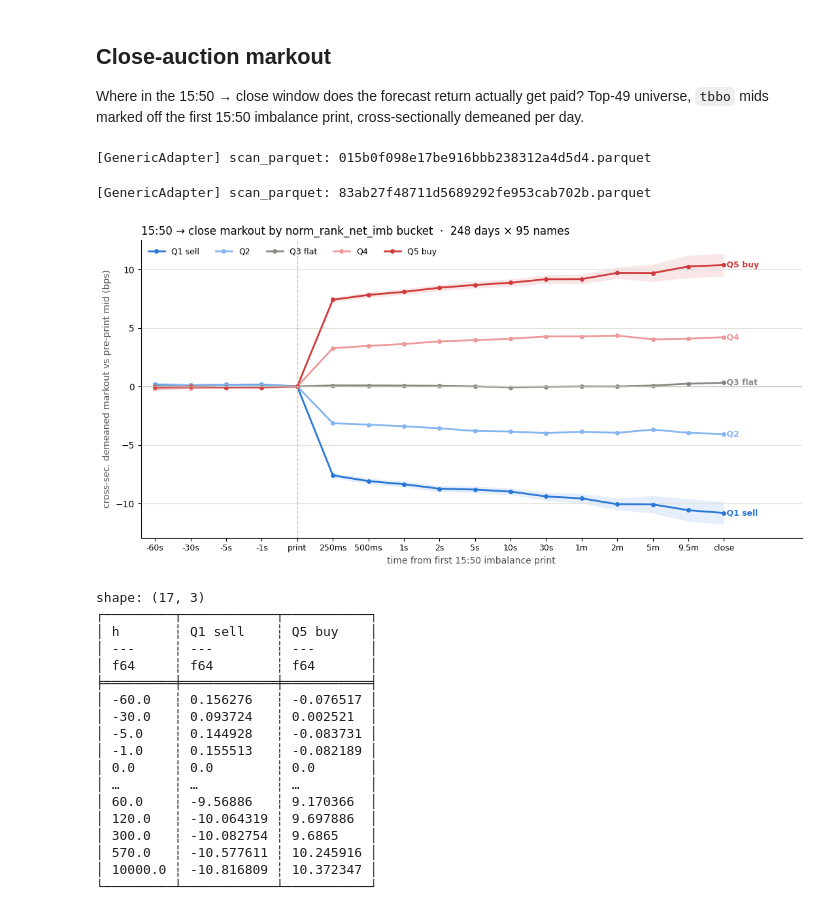
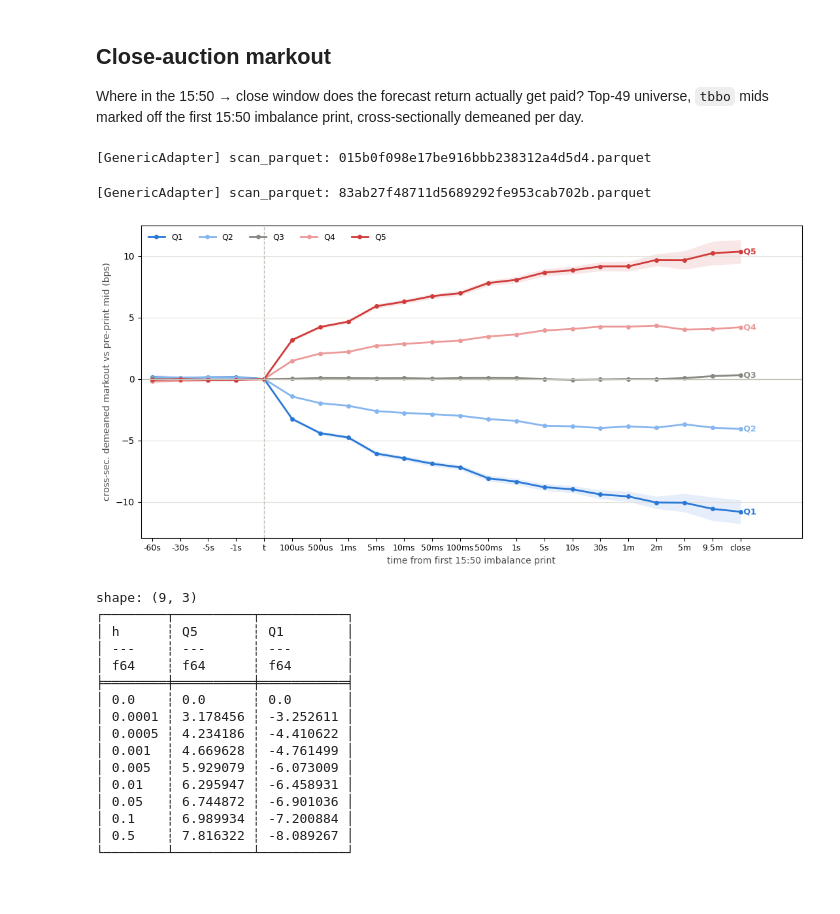
Before and after one commit to MichaelCusackNelkin/Summer_Research_2026, a Jupyter notebook: notebook_studies/test.ipynb, the cells around one changed output. Saved outputs shown, nothing was run; the diff lists cells and outputs as text; code cells hidden in the pictures.

```diff
--- a/notebook_studies/test.ipynb
+++ b/notebook_studies/test.ipynb
@@ -328,11 +328,13 @@ imb = (
 )
 
 # ---- 3. markout panel: mid at t0 + h, plus the official close cross ----
-OFFSETS = [-60.0, -30.0, -5.0, -1.0, 0.0, 0.25, 0.5, 1.0, 2.0, 5.0, 10.0, 30.0,
+OFFSETS = [-60.0, -30.0, -5.0, -1.0, 0.0, 0.0001, 0.0005, 0.001, 0.005, 0.01, 0.05, 0.1, 0.5, 1.0, 5.0, 10.0, 30.0,
            60.0, 120.0, 300.0, 570.0]
-LABELS = {-60.0: "-60s", -30.0: "-30s", -5.0: "-5s", -1.0: "-1s", 0.0: "print", 0.25: "250ms",
-          0.5: "500ms", 1.0: "1s", 2.0: "2s", 5.0: "5s", 10.0: "10s", 30.0: "30s",
-          60.0: "1m", 120.0: "2m", 300.0: "5m", 570.0: "9.5m", 1e4: "close"}
+LABELS = {-60.0: "-60s", -30.0: "-30s", -5.0: "-5s", -1.0: "-1s", 0.0: "t",
+          0.0001: "100us", 0.0005: "500us", 0.001: "1ms", 0.005: "5ms", 0.01: "10ms",
+          0.05: "50ms", 0.1: "100ms", 0.5: "500ms", 1.0: "1s",
+          5.0: "5s", 10.0: "10s", 30.0: "30s", 60.0: "1m",
+          120.0: "2m", 300.0: "5m", 570.0: "9.5m", 1e4: "close"}
 
 _mid = tape.select("date", "symbol", "ts_event", "mid")
 p0 = (
@@ -374,7 +376,7 @@ panel = (
     .with_columns((pl.col("mk_bps") - pl.col("mk_bps").mean().over("date", "h")).alias("mk_xm"))
     .with_columns(
         pl.col("norm_rank_net_imb")
-        .cut([-0.6, -0.2, 0.2, 0.6], labels=["Q1 sell", "Q2", "Q3 flat", "Q4", "Q5 buy"])
+        .cut([-0.6, -0.2, 0.2, 0.6], labels=["Q1", "Q2", "Q3", "Q4", "Q5"])
         .alias("bucket")
     )
 )
@@ -383,61 +385,59 @@ panel = (
 curve = (
     panel.group_by("bucket", "h")
     .agg(pl.col("mk_xm").mean().alias("m"), pl.col("mk_xm").std().alias("s"), pl.len().alias("n"))
     .with_columns((2 * pl.col("s") / pl.col("n").sqrt()).alias("se2"))
     .sort("h")
 )
 xs = OFFSETS + [1e4]
-COLORS = {"Q1 sell": "#2a78d6", "Q2": "#86b6ef", "Q3 flat": "#898781", "Q4": "#ec9a99", "Q5 buy": "#d03b3b"}
+COLORS = {"Q1": "#2a78d6", "Q2": "#86b6ef", "Q3": "#898781", "Q4": "#ec9a99", "Q5": "#d03b3b"}
 
 fig, ax = plt.subplots(figsize=(11, 5.5))
 for b, c in COLORS.items():
     d = curve.filter(pl.col("bucket") == b).sort("h")
     y = d["m"].to_numpy()
     x = np.arange(len(d))
-    if b in ("Q1 sell", "Q5 buy"):
+    if b in ("Q1", "Q5"):
         ax.fill_between(x, y - d["se2"].to_numpy(), y + d["se2"].to_numpy(), color=c, alpha=0.12, lw=0)
     ax.plot(x, y, color=c, lw=2, marker="o", ms=4, label=b)
     ax.annotate(f" {b}", (x[-1], y[-1]), color=c, fontsize=9, va="center", fontweight="bold")
 
 ax.axhline(0, color="#c3c2b7", lw=1)
 ax.axvline(OFFSETS.index(0.0), color="#c3c2b7", lw=1, ls="--")
 ax.set_xticks(np.arange(len(xs)), [LABELS[h] for h in xs], fontsize=9)
 ax.set_xlim(-0.4, len(xs) + 1.2)
 ax.set_xlabel("time from first 15:50 imbalance print", fontsize=10, color="#52514e")
 ax.set_ylabel("cross-sec. demeaned markout vs pre-print mid (bps)", fontsize=10, color="#52514e")
-ax.set_title(f"15:50 → close markout by norm_rank_net_imb bucket  ·  "
-             f"{panel['date'].n_unique()} days × {panel['symbol'].n_unique()} names",
-             fontsize=12, loc="left")
 ax.legend(frameon=False, fontsize=9, ncols=5, loc="upper left")
 ax.grid(axis="y", color="#e1e0d9", lw=0.8)
-for sp in ("top", "right"):
-    ax.spines[sp].set_visible(False)
+# for sp in ("top", "right"):
+#     ax.spines[sp].set_visible(False)
 fig.tight_layout()
 plt.show()
-
-print(curve.filter(pl.col("bucket").is_in(["Q1 sell", "Q5 buy"]))
-      .pivot(on="bucket", index="h", values="m").sort("h"))
 # %% [output]
 [GenericAdapter] scan_parquet: 015b0f098e17be916bbb238312a4d5d4.parquet
 [GenericAdapter] scan_parquet: 83ab27f48711d5689292fe953cab702b.parquet
-[figure, old version]
+[figure, new version]
-shape: (17, 3)
-┌─────────┬────────────┬───────────┐
-│ h       ┆ Q1 sell    ┆ Q5 buy    │
-│ ---     ┆ ---        ┆ ---       │
-│ f64     ┆ f64        ┆ f64       │
-╞═════════╪════════════╪═══════════╡
-│ -60.0   ┆ 0.156276   ┆ -0.076517 │
-│ -30.0   ┆ 0.093724   ┆ 0.002521  │
-│ -5.0    ┆ 0.144928   ┆ -0.083731 │
-│ -1.0    ┆ 0.155513   ┆ -0.082189 │
-│ 0.0     ┆ 0.0        ┆ 0.0       │
-│ …       ┆ …          ┆ …         │
-│ 60.0    ┆ -9.56886   ┆ 9.170366  │
-│ 120.0   ┆ -10.064319 ┆ 9.697886  │
-│ 300.0   ┆ -10.082754 ┆ 9.6865    │
-│ 570.0   ┆ -10.577611 ┆ 10.245916 │
-│ 10000.0 ┆ -10.816809 ┆ 10.372347 │
-└─────────┴────────────┴───────────┘
+# %%
+print(curve
+      .filter(pl.col("bucket").is_in(["Q1", "Q5"]))
+      .pivot(on="bucket", index="h", values="m")
+      .sort("h")[4:13])
+# %% [output]
+shape: (9, 3)
+┌────────┬──────────┬───────────┐
+│ h      ┆ Q5       ┆ Q1        │
+│ ---    ┆ ---      ┆ ---       │
+│ f64    ┆ f64      ┆ f64       │
+╞════════╪══════════╪═══════════╡
+│ 0.0    ┆ 0.0      ┆ 0.0       │
+│ 0.0001 ┆ 3.178456 ┆ -3.252611 │
+│ 0.0005 ┆ 4.234186 ┆ -4.410622 │
+│ 0.001  ┆ 4.669628 ┆ -4.761499 │
+│ 0.005  ┆ 5.929079 ┆ -6.073009 │
+│ 0.01   ┆ 6.295947 ┆ -6.458931 │
+│ 0.05   ┆ 6.744872 ┆ -6.901036 │
+│ 0.1    ┆ 6.989934 ┆ -7.200884 │
+│ 0.5    ┆ 7.816322 ┆ -8.089267 │
+└────────┴──────────┴───────────┘
 # %%
 # How much of the 15:50 -> close move is already done at 250ms / 500ms / 1s / 10s / 30s
```
Also changed, not shown: parts of 1 cell of this notebook, 9 other files.
